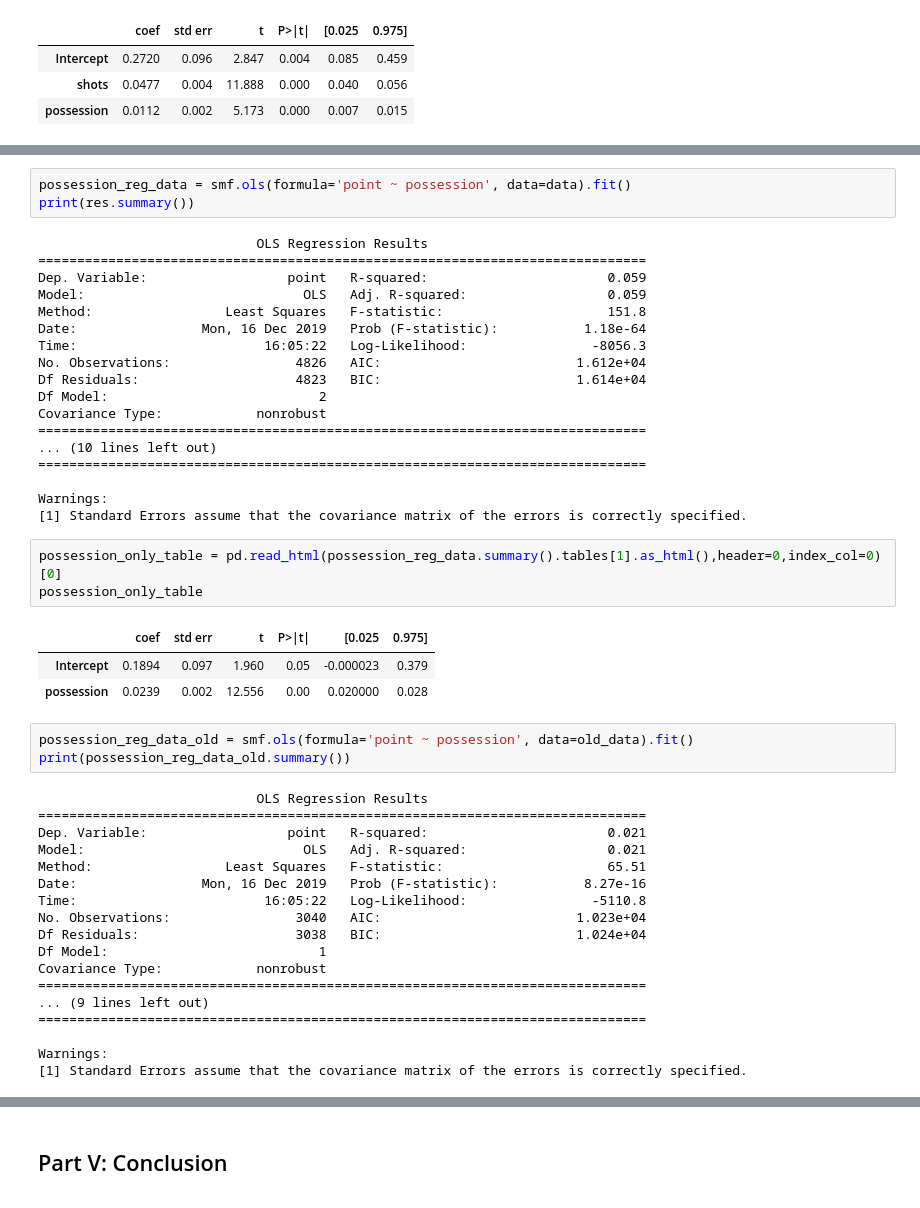
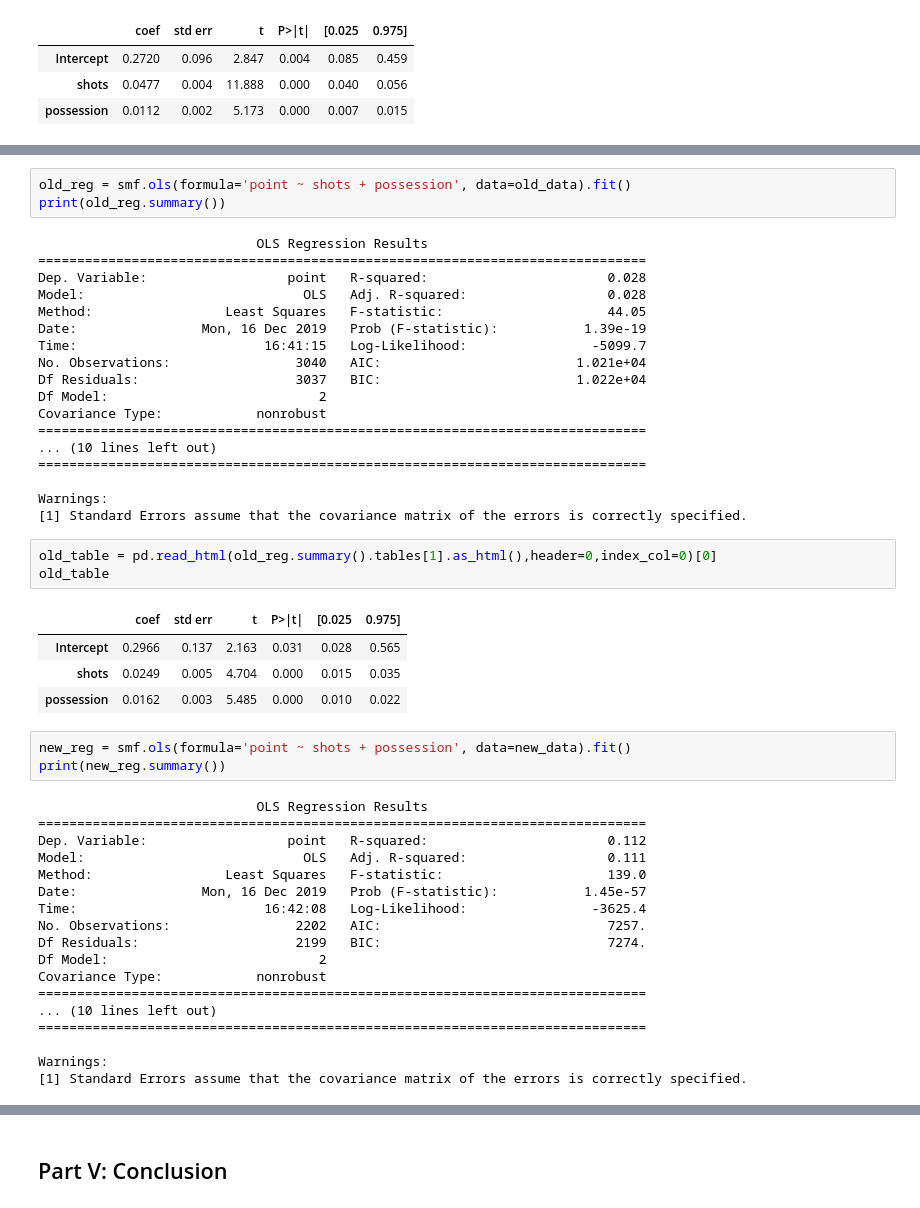
Before and after one commit to shhaady/shhaady.github.io, a Jupyter notebook: Final Tutorial.ipynb, the cells around one changed output, grey strips where cells are left out. Saved outputs shown, nothing was run; the diff lists cells and outputs as text.

```diff
--- a/Final Tutorial.ipynb
+++ b/Final Tutorial.ipynb
@@ -332,16 +345,16 @@ only possesion
 # %%
-possession_reg_data = smf.ols(formula='point ~ possession', data=data).fit()
-print(res.summary())
+old_reg = smf.ols(formula='point ~ shots + possession', data=old_data).fit()
+print(old_reg.summary())
 # %% [output]
                             OLS Regression Results
 ==============================================================================
-Dep. Variable:                  point   R-squared:                       0.059
-Model:                            OLS   Adj. R-squared:                  0.059
-Method:                 Least Squares   F-statistic:                     151.8
-Date:                Mon, 16 Dec 2019   Prob (F-statistic):           1.18e-64
-Time:                        16:05:22   Log-Likelihood:                -8056.3
-No. Observations:                4826   AIC:                         1.612e+04
-Df Residuals:                    4823   BIC:                         1.614e+04
+Dep. Variable:                  point   R-squared:                       0.028
+Model:                            OLS   Adj. R-squared:                  0.028
+Method:                 Least Squares   F-statistic:                     44.05
+Date:                Mon, 16 Dec 2019   Prob (F-statistic):           1.39e-19
+Time:                        16:41:15   Log-Likelihood:                -5099.7
+No. Observations:                3040   AIC:                         1.021e+04
+Df Residuals:                    3037   BIC:                         1.022e+04
 Df Model:                           2
 Covariance Type:            nonrobust
 ==============================================================================
@@ -351,29 +364,30 @@ Covariance Type:            nonrobust
 Warnings:
 [1] Standard Errors assume that the covariance matrix of the errors is correctly specified.
 # %%
-possession_only_table = pd.read_html(possession_reg_data.summary().tables[1].as_html(),header=0,index_col=0)[0]
-possession_only_table
+old_table = pd.read_html(old_reg.summary().tables[1].as_html(),header=0,index_col=0)[0]
+old_table
 # %% [output]
 |  | coef | std err | t | P>|t| | [0.025 | 0.975] |
-| Intercept | 0.1894 | 0.097 | 1.960 | 0.05 | -0.000023 | 0.379 |
-| possession | 0.0239 | 0.002 | 12.556 | 0.00 | 0.020000 | 0.028 |
+| Intercept | 0.2966 | 0.137 | 2.163 | 0.031 | 0.028 | 0.565 |
+| shots | 0.0249 | 0.005 | 4.704 | 0.000 | 0.015 | 0.035 |
+| possession | 0.0162 | 0.003 | 5.485 | 0.000 | 0.010 | 0.022 |
 # %%
-possession_reg_data_old = smf.ols(formula='point ~ possession', data=old_data).fit()
-print(possession_reg_data_old.summary())
+new_reg = smf.ols(formula='point ~ shots + possession', data=new_data).fit()
+print(new_reg.summary())
 # %% [output]
                             OLS Regression Results
 ==============================================================================
-Dep. Variable:                  point   R-squared:                       0.021
-Model:                            OLS   Adj. R-squared:                  0.021
-Method:                 Least Squares   F-statistic:                     65.51
-Date:                Mon, 16 Dec 2019   Prob (F-statistic):           8.27e-16
-Time:                        16:05:22   Log-Likelihood:                -5110.8
-No. Observations:                3040   AIC:                         1.023e+04
-Df Residuals:                    3038   BIC:                         1.024e+04
-Df Model:                           1
+Dep. Variable:                  point   R-squared:                       0.112
+Model:                            OLS   Adj. R-squared:                  0.111
+Method:                 Least Squares   F-statistic:                     139.0
+Date:                Mon, 16 Dec 2019   Prob (F-statistic):           1.45e-57
+Time:                        16:42:08   Log-Likelihood:                -3625.4
+No. Observations:                2202   AIC:                             7257.
+Df Residuals:                    2199   BIC:                             7274.
+Df Model:                           2
 Covariance Type:            nonrobust
 ==============================================================================
-... (9 lines left out)
+... (10 lines left out)
 ==============================================================================
 
 Warnings:
```
Also changed, not shown: parts of 9 cells of this notebook, 1 other file.
